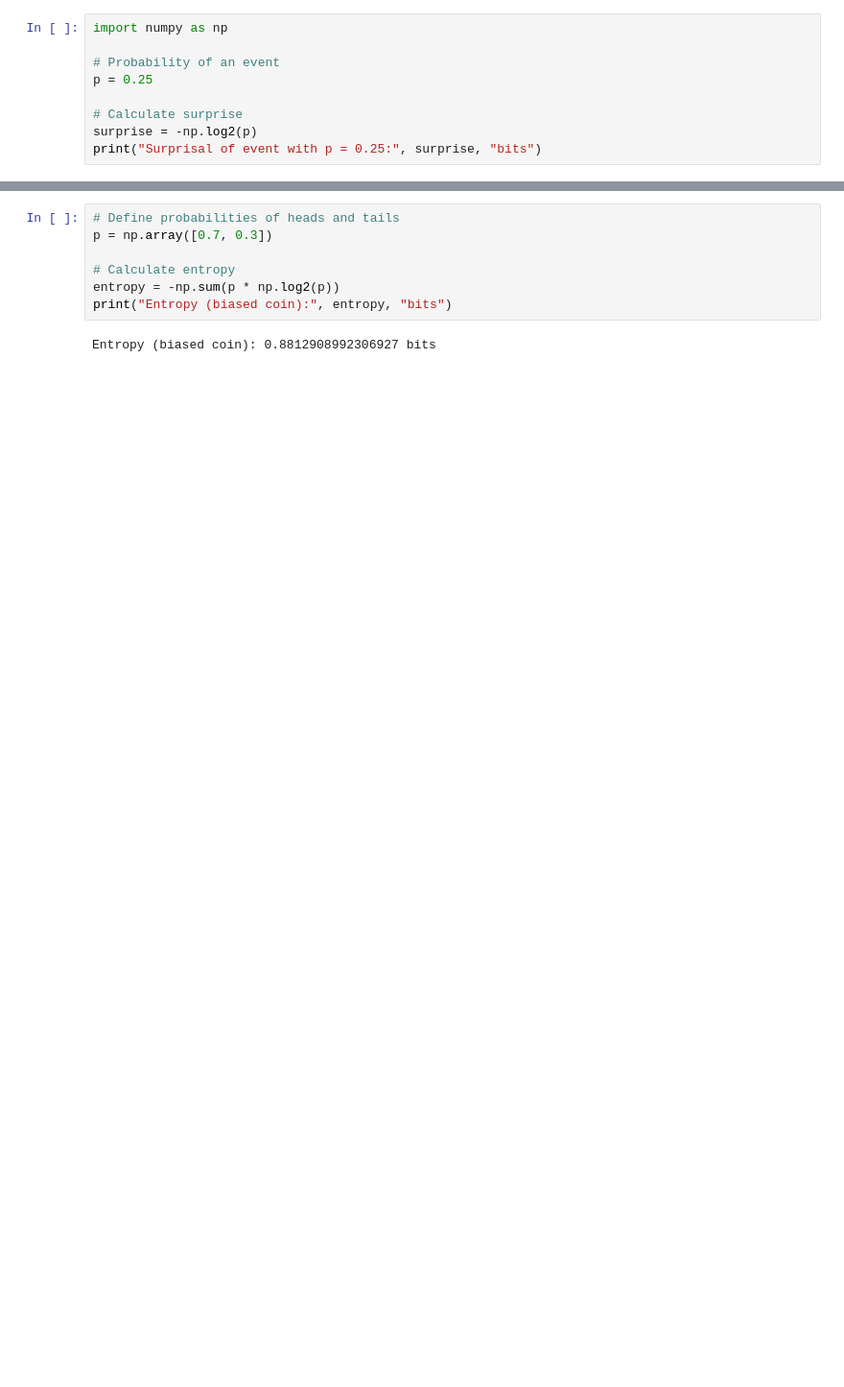
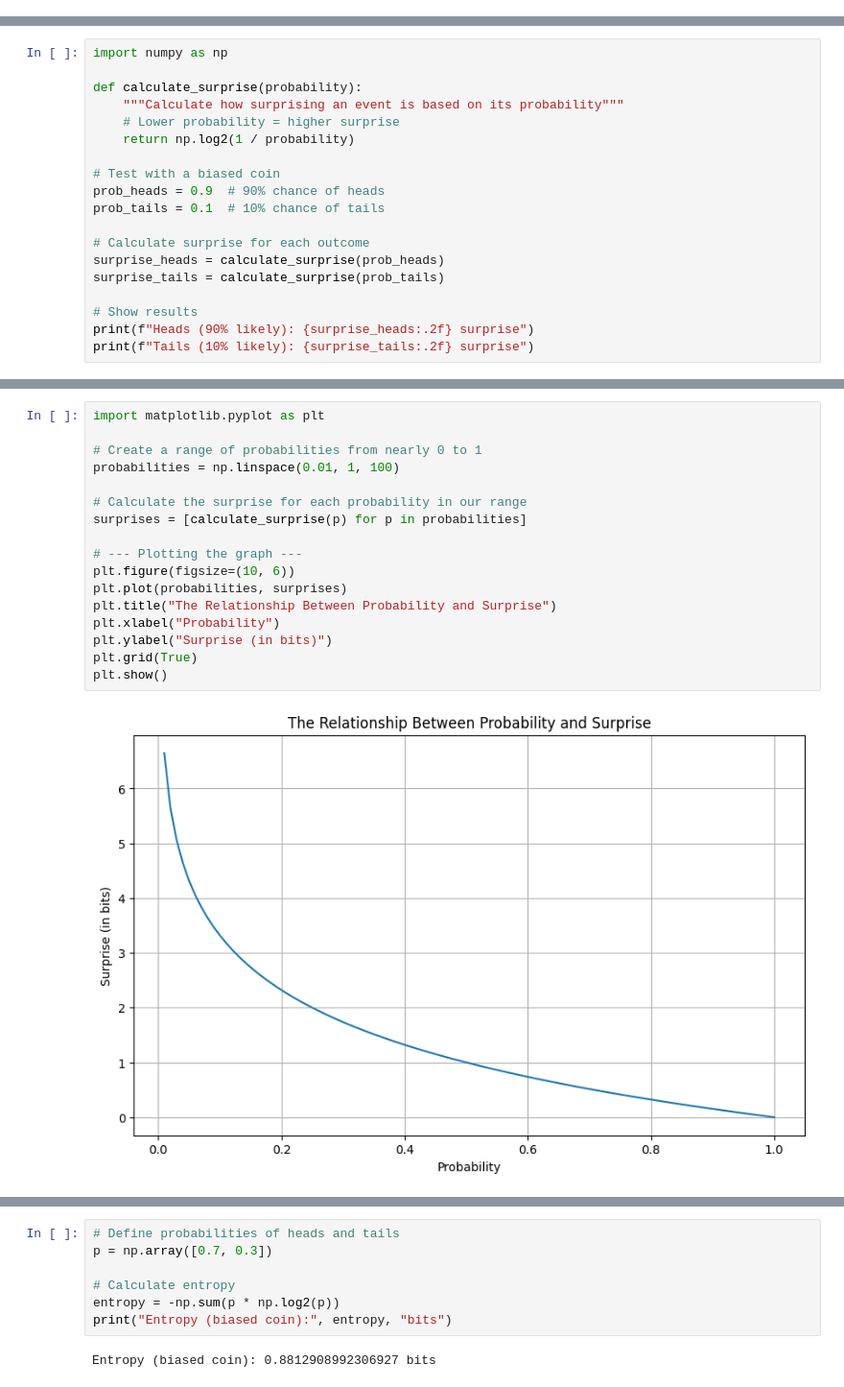
Before and after one commit to maryammeda/ml, a Jupyter notebook: ml/basic/entropy.ipynb, the cells around one changed output, grey strips where cells are left out. Shown at 96% size. Saved outputs shown, nothing was run; the diff lists cells and outputs as text; blank space fills up the shorter version.

```diff
--- a/ml/basic/entropy.ipynb
+++ b/ml/basic/entropy.ipynb
@@ -14,9 +29,0 @@ Surprise = -log₂(p)
-# %%
-import numpy as np
-
-# Probability of an event
-p = 0.25
-
-# Calculate surprise
-surprise = -np.log2(p)
-print("Surprisal of event with p = 0.25:", surprise, "bits")
@@ -24,0 +30,19 @@ Surprisal of event with p = 0.25: 2.0 bits
+# %%
+import numpy as np
+
+def calculate_surprise(probability):
+    """Calculate how surprising an event is based on its probability"""
+    # Lower probability = higher surprise
+    return np.log2(1 / probability)
+
+# Test with a biased coin
+prob_heads = 0.9  # 90% chance of heads
+prob_tails = 0.1  # 10% chance of tails
+
+# Calculate surprise for each outcome
+surprise_heads = calculate_surprise(prob_heads)
+surprise_tails = calculate_surprise(prob_tails)
+
+# Show results
+print(f"Heads (90% likely): {surprise_heads:.2f} surprise")
+print(f"Tails (10% likely): {surprise_tails:.2f} surprise")
@@ -24,0 +56,19 @@ Surprisal of event with p = 0.25: 2.0 bits
+# %%
+import matplotlib.pyplot as plt
+
+# Create a range of probabilities from nearly 0 to 1
+probabilities = np.linspace(0.01, 1, 100)
+
+# Calculate the surprise for each probability in our range
+surprises = [calculate_surprise(p) for p in probabilities]
+
+# --- Plotting the graph ---
+plt.figure(figsize=(10, 6))
+plt.plot(probabilities, surprises)
+plt.title("The Relationship Between Probability and Surprise")
+plt.xlabel("Probability")
+plt.ylabel("Surprise (in bits)")
+plt.grid(True)
+plt.show()
+# %% [output]
+[figure, added]
```
Also changed, not shown: parts of 9 cells of this notebook.
